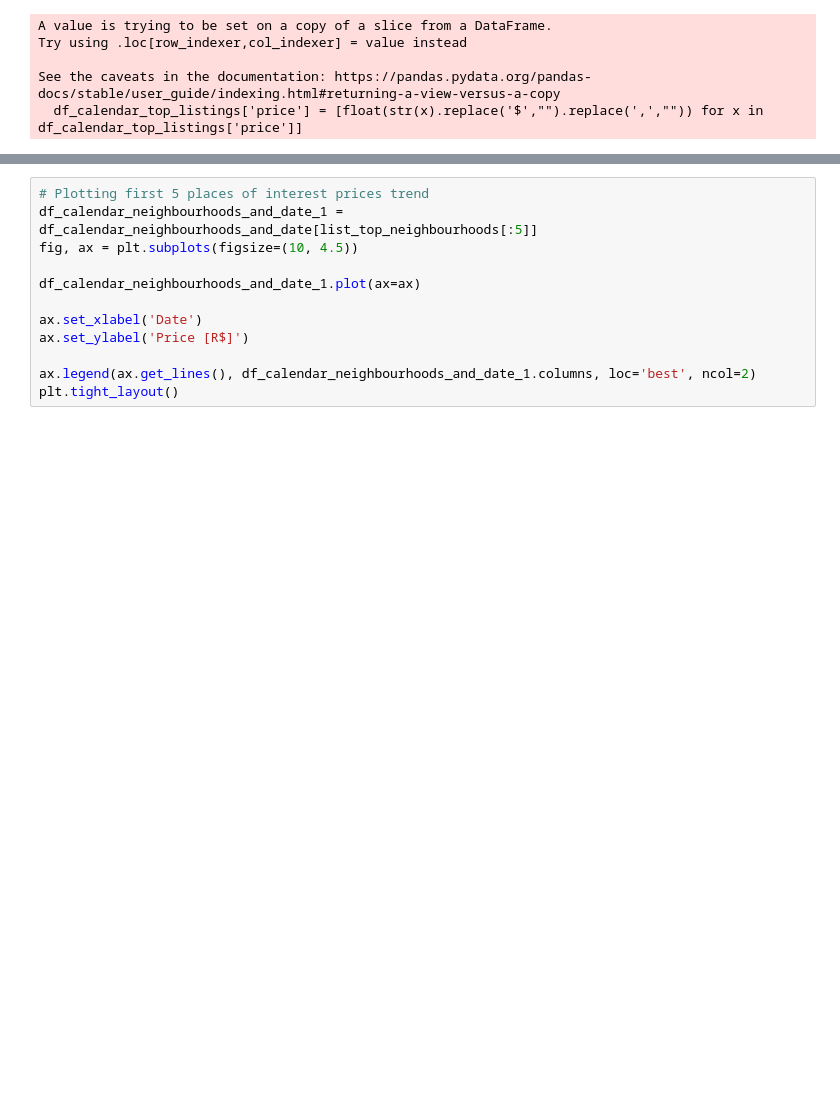
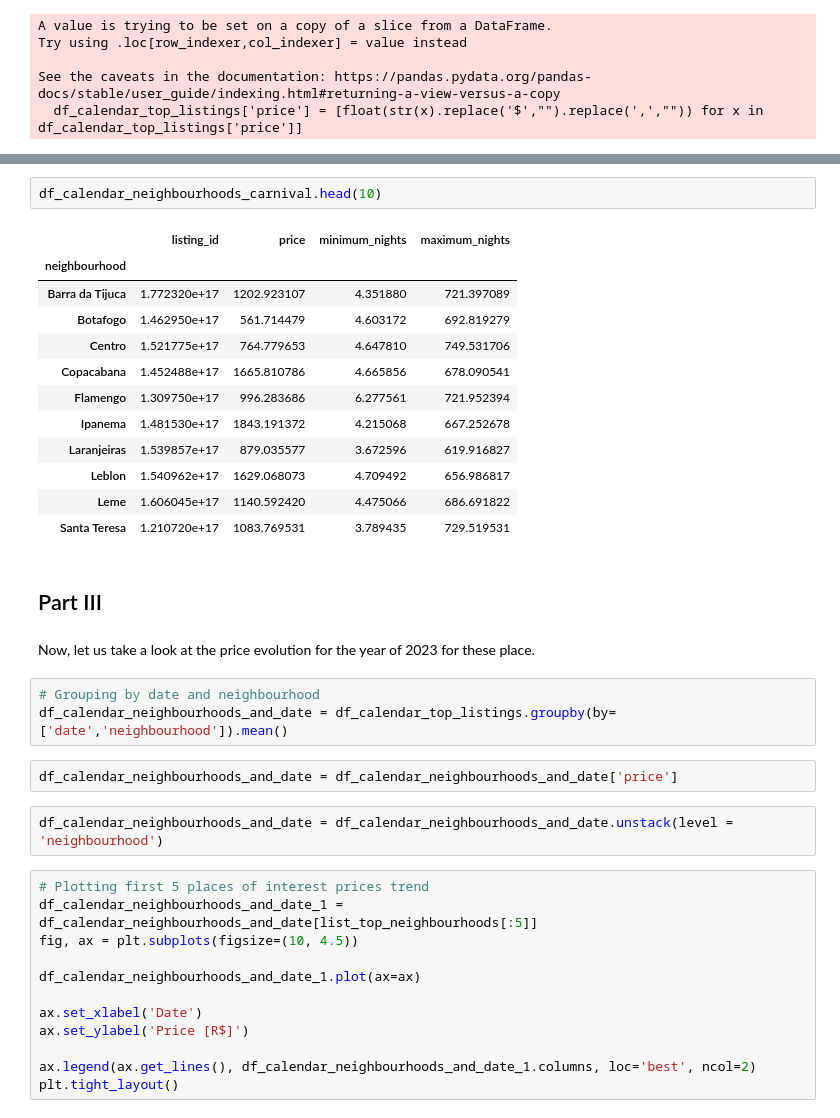
Before and after one commit to matheusamc/udacity_datascience_nanodegree_blogpost, a Jupyter notebook: blog_post_project.ipynb, the cells around one changed output, grey strips where cells are left out. Cells and saved outputs as stored; diff of their text form; blank space fills up the shorter version.

```diff
--- a/blog_post_project.ipynb
+++ b/blog_post_project.ipynb
@@ -264,3 +278,29 @@ df_calendar_neighbourhoods_and_date = df_calendar_neighbourhoods_and_date.unstac
+# %%
+df_calendar_neighbourhoods_carnival.head(10)
+# %% [output]
+|  | listing_id | price | minimum_nights | maximum_nights |
+| neighbourhood |  |  |  |  |
+| Barra da Tijuca | 1.772320e+17 | 1202.923107 | 4.351880 | 721.397089 |
+| Botafogo | 1.462950e+17 | 561.714479 | 4.603172 | 692.819279 |
+| Centro | 1.521775e+17 | 764.779653 | 4.647810 | 749.531706 |
+| Copacabana | 1.452488e+17 | 1665.810786 | 4.665856 | 678.090541 |
+| Flamengo | 1.309750e+17 | 996.283686 | 6.277561 | 721.952394 |
+| Ipanema | 1.481530e+17 | 1843.191372 | 4.215068 | 667.252678 |
+| Laranjeiras | 1.539857e+17 | 879.035577 | 3.672596 | 619.916827 |
+| Leblon | 1.540962e+17 | 1629.068073 | 4.709492 | 656.986817 |
+| Leme | 1.606045e+17 | 1140.592420 | 4.475066 | 686.691822 |
+| Santa Teresa | 1.210720e+17 | 1083.769531 | 3.789435 | 729.519531 |
+# %% [markdown]
+<h2>Part III</h2>
+# %% [markdown]
+<p>Now, let us take a look at the price evolution for the year of 2023 for these place.</p>
+# %%
+# Grouping by date and neighbourhood
+df_calendar_neighbourhoods_and_date = df_calendar_top_listings.groupby(by=['date','neighbourhood']).mean()
+# %%
+df_calendar_neighbourhoods_and_date = df_calendar_neighbourhoods_and_date['price']
+# %%
+df_calendar_neighbourhoods_and_date = df_calendar_neighbourhoods_and_date.unstack(level = 'neighbourhood')
 # %%
 # Plotting first 5 places of interest prices trend
 df_calendar_neighbourhoods_and_date_1 = df_calendar_neighbourhoods_and_date[list_top_neighbourhoods[:5]]
```
Also changed, not shown: parts of 14 cells of this notebook.
